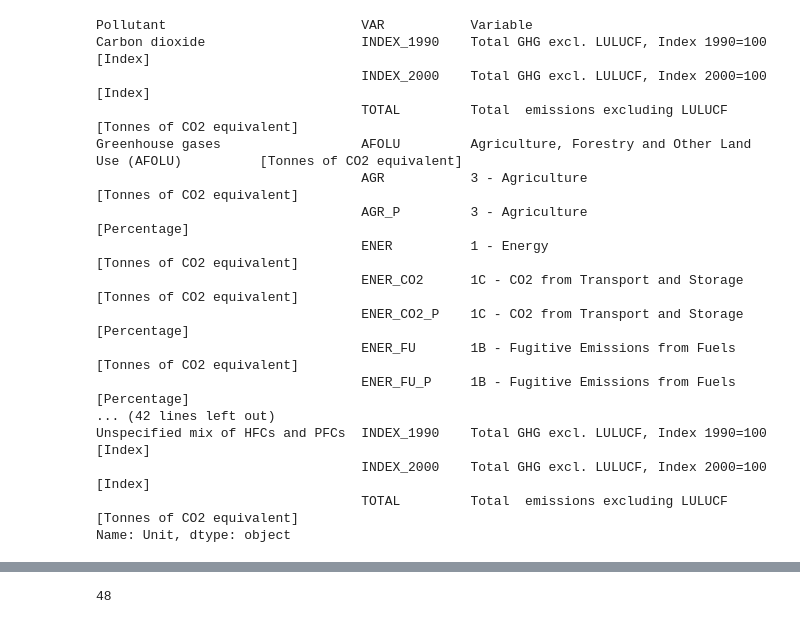
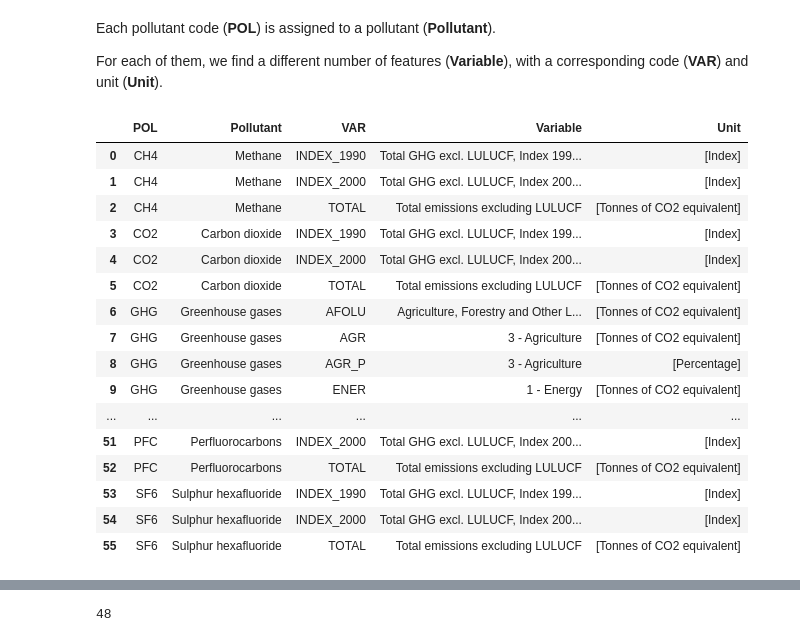
Before and after one commit to OpenGeoScales/ogs-data-exploration, a Jupyter notebook: notebooks/ghg-emissions/oecd/oecd-data-exploration.ipynb, the cells around one changed output, grey strips where cells are left out. Cells and saved outputs as stored; diff of their text form; code cells hidden in the pictures.

```diff
--- a/notebooks/ghg-emissions/oecd/oecd-data-exploration.ipynb
+++ b/notebooks/ghg-emissions/oecd/oecd-data-exploration.ipynb
@@ -71,21 +52,25 @@ Unspecified mix of HFCs and PFCs
+# %% [markdown]
+Each pollutant code (**POL**) is assigned to a pollutant (**Pollutant**).
+
+For each of them, we find a different number of features (**Variable**), with a corresponding code (**VAR**) and unit (**Unit**).
 # %%
 # Units of each variable
-oecd_original.groupby(['Pollutant', 'VAR', 'Variable'])["Unit"].unique()
+oecd_original.groupby(['POL', 'Pollutant', 'VAR', 'Variable'])["Unit"].unique().to_frame().reset_index()
 # %% [output]
-Pollutant                         VAR           Variable
-Carbon dioxide                    INDEX_1990    Total GHG excl. LULUCF, Index 1990=100                                       [Index]
-                                  INDEX_2000    Total GHG excl. LULUCF, Index 2000=100                                       [Index]
-                                  TOTAL         Total  emissions excluding LULUCF                         [Tonnes of CO2 equivalent]
-Greenhouse gases                  AFOLU         Agriculture, Forestry and Other Land Use (AFOLU)          [Tonnes of CO2 equivalent]
-                                  AGR           3 - Agriculture                                           [Tonnes of CO2 equivalent]
-                                  AGR_P         3 - Agriculture                                                         [Percentage]
-                                  ENER          1 - Energy                                                [Tonnes of CO2 equivalent]
-                                  ENER_CO2      1C - CO2 from Transport and Storage                       [Tonnes of CO2 equivalent]
-                                  ENER_CO2_P    1C - CO2 from Transport and Storage                                     [Percentage]
-                                  ENER_FU       1B - Fugitive Emissions from Fuels                        [Tonnes of CO2 equivalent]
-                                  ENER_FU_P     1B - Fugitive Emissions from Fuels                                      [Percentage]
-... (42 lines left out)
-Unspecified mix of HFCs and PFCs  INDEX_1990    Total GHG excl. LULUCF, Index 1990=100                                       [Index]
-                                  INDEX_2000    Total GHG excl. LULUCF, Index 2000=100                                       [Index]
-                                  TOTAL         Total  emissions excluding LULUCF                         [Tonnes of CO2 equivalent]
-Name: Unit, dtype: object
+|  | POL | Pollutant | VAR | Variable | Unit |
+| 0 | CH4 | Methane | INDEX_1990 | Total GHG excl. LULUCF, Index 199... | [Index] |
+| 1 | CH4 | Methane | INDEX_2000 | Total GHG excl. LULUCF, Index 200... | [Index] |
+| 2 | CH4 | Methane | TOTAL | Total emissions excluding LULUCF | [Tonnes of CO2 equivalent] |
+| 3 | CO2 | Carbon dioxide | INDEX_1990 | Total GHG excl. LULUCF, Index 199... | [Index] |
+| 4 | CO2 | Carbon dioxide | INDEX_2000 | Total GHG excl. LULUCF, Index 200... | [Index] |
+| 5 | CO2 | Carbon dioxide | TOTAL | Total emissions excluding LULUCF | [Tonnes of CO2 equivalent] |
+| 6 | GHG | Greenhouse gases | AFOLU | Agriculture, Forestry and Other L... | [Tonnes of CO2 equivalent] |
+| 7 | GHG | Greenhouse gases | AGR | 3 - Agriculture | [Tonnes of CO2 equivalent] |
+| 8 | GHG | Greenhouse gases | AGR_P | 3 - Agriculture | [Percentage] |
+| 9 | GHG | Greenhouse gases | ENER | 1 - Energy | [Tonnes of CO2 equivalent] |
+| ... | ... | ... | ... | ... | ... |
+| 51 | PFC | Perfluorocarbons | INDEX_2000 | Total GHG excl. LULUCF, Index 200... | [Index] |
+| 52 | PFC | Perfluorocarbons | TOTAL | Total emissions excluding LULUCF | [Tonnes of CO2 equivalent] |
+| 53 | SF6 | Sulphur hexafluoride | INDEX_1990 | Total GHG excl. LULUCF, Index 199... | [Index] |
+| 54 | SF6 | Sulphur hexafluoride | INDEX_2000 | Total GHG excl. LULUCF, Index 200... | [Index] |
+| 55 | SF6 | Sulphur hexafluoride | TOTAL | Total emissions excluding LULUCF | [Tonnes of CO2 equivalent] |
```
Also changed, not shown: parts of 30 cells of this notebook.
